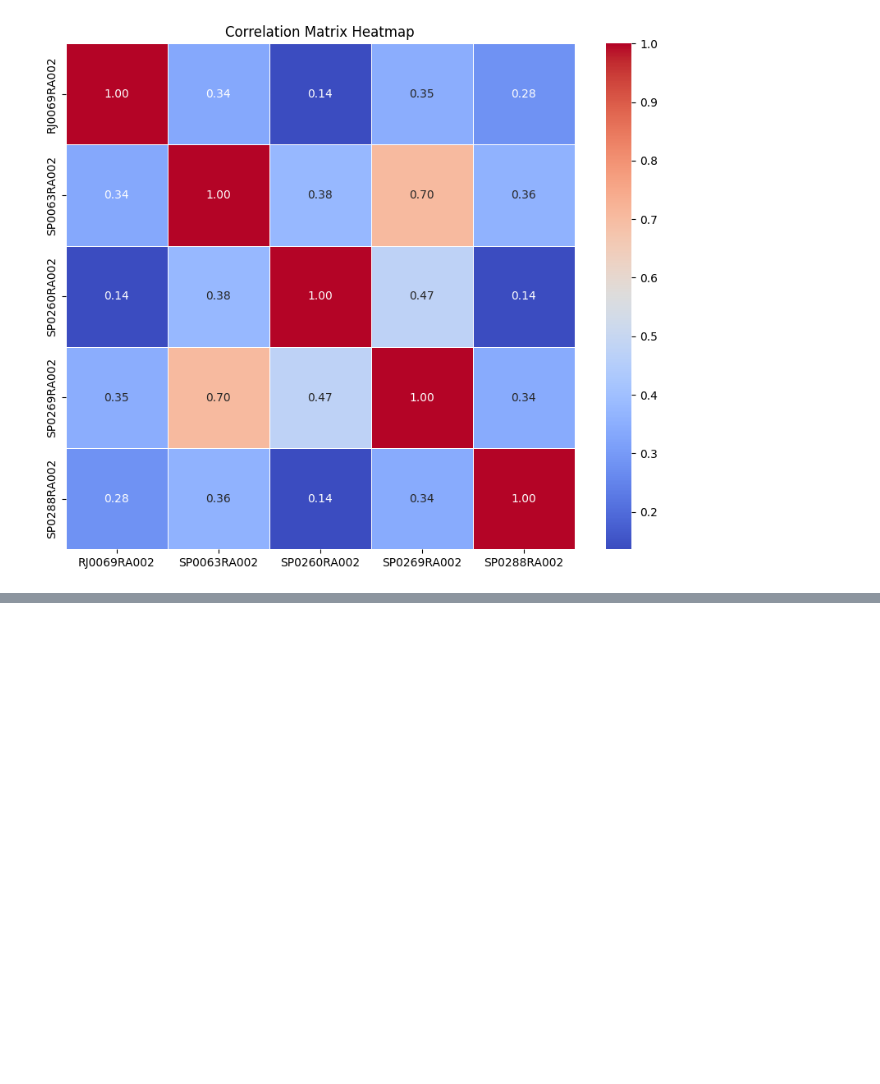
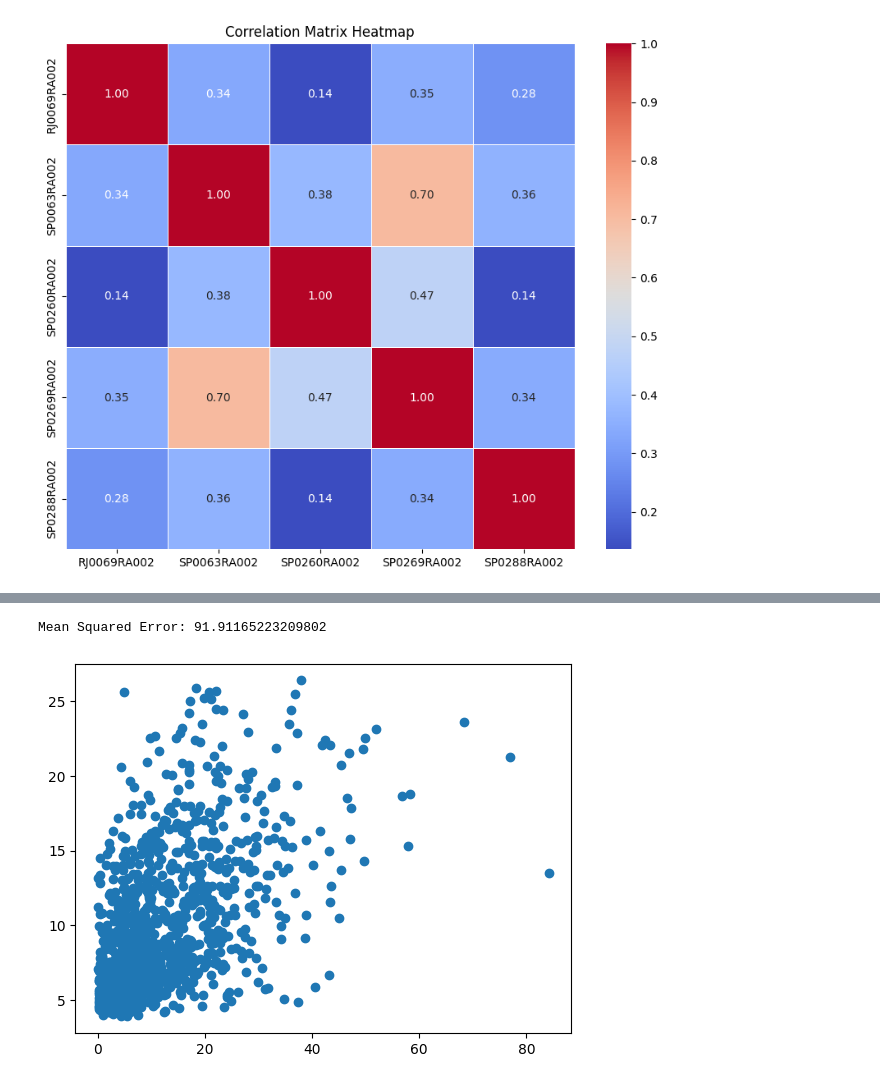
Before and after one commit to leohoinaski/python_env_app, a Jupyter notebook: notebooks/Aula04.ipynb, the cells around one changed output, grey strips where cells are left out. Cells and saved outputs as stored; diff of their text form; code cells hidden in the pictures; blank space fills up the shorter version.

```diff
--- a/notebooks/Aula04.ipynb
+++ b/notebooks/Aula04.ipynb
@@ -139,0 +191,15 @@ plt.show()
+# %%
+# Com SVM
+
+from sklearn import svm
+regr = svm.SVR()
+
+regr.fit(X_train, y_train)
+predictions = regr.predict(X_test)
+fig, ax = plt.subplots()
+ax.scatter(y_test,predictions)
+mse = mean_squared_error(y_test, predictions)
+print(f"Mean Squared Error: {mse}")
+# %% [output]
+Mean Squared Error: 91.91165223209802
+[figure, added]
```
Also changed, not shown: parts of 5 cells of this notebook.
